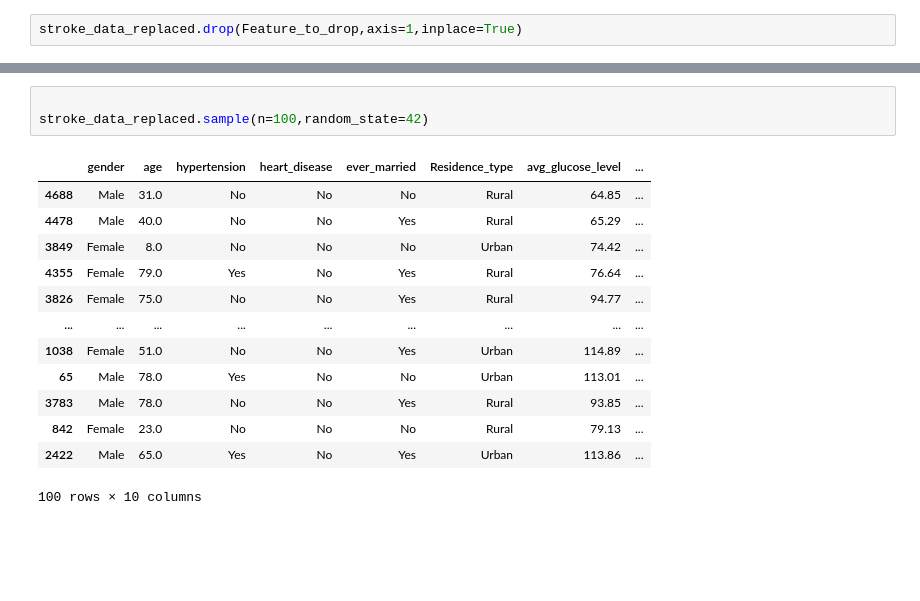
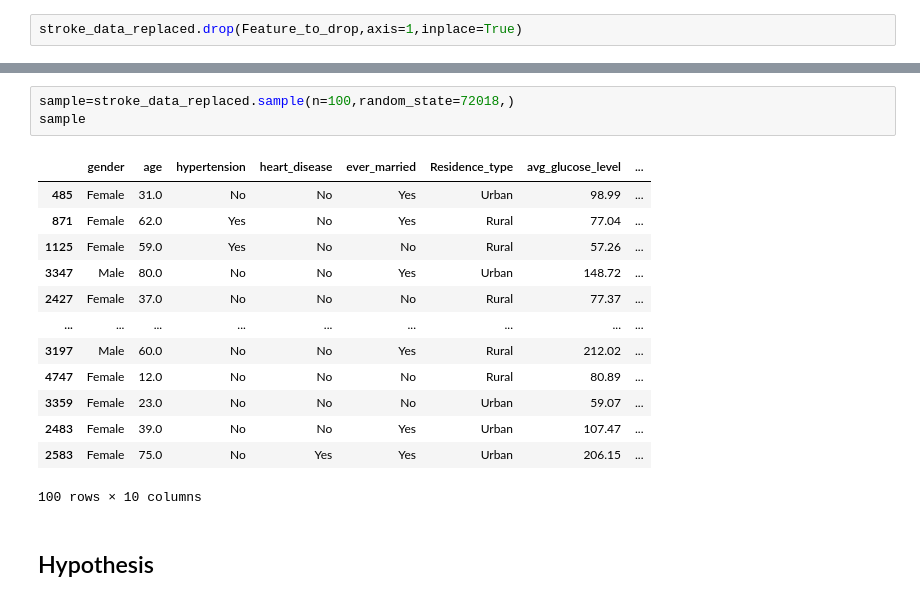
Before and after one commit to iam-niteshhh/IBM_Explanatory_Data_Analysis_for_Machine_Learning, a Jupyter notebook: EDA Assignment.ipynb, the cells around one changed output, grey strips where cells are left out. Saved outputs shown, nothing was run; the diff lists cells and outputs as text; blank space fills up the shorter version.

Commit message:
declare hypothesis

```diff
--- a/EDA Assignment.ipynb
+++ b/EDA Assignment.ipynb
@@ -245,17 +267,19 @@ stroke_data_replaced.drop(Feature_to_drop,axis=1,inplace=True)
 # %%
-
-stroke_data_replaced.sample(n=100,random_state=42)
+sample=stroke_data_replaced.sample(n=100,random_state=72018,)
+sample
 # %% [output]
 |  | gender | age | hypertension | heart_disease | ever_married | Residence_type | avg_glucose_level | ... |
-| 4688 | Male | 31.0 | No | No | No | Rural | 64.85 | ... |
-| 4478 | Male | 40.0 | No | No | Yes | Rural | 65.29 | ... |
-| 3849 | Female | 8.0 | No | No | No | Urban | 74.42 | ... |
-| 4355 | Female | 79.0 | Yes | No | Yes | Rural | 76.64 | ... |
-| 3826 | Female | 75.0 | No | No | Yes | Rural | 94.77 | ... |
+| 485 | Female | 31.0 | No | No | Yes | Urban | 98.99 | ... |
+| 871 | Female | 62.0 | Yes | No | Yes | Rural | 77.04 | ... |
+| 1125 | Female | 59.0 | Yes | No | No | Rural | 57.26 | ... |
+| 3347 | Male | 80.0 | No | No | Yes | Urban | 148.72 | ... |
+| 2427 | Female | 37.0 | No | No | No | Rural | 77.37 | ... |
 | ... | ... | ... | ... | ... | ... | ... | ... | ... |
-| 1038 | Female | 51.0 | No | No | Yes | Urban | 114.89 | ... |
-| 65 | Male | 78.0 | Yes | No | No | Urban | 113.01 | ... |
-| 3783 | Male | 78.0 | No | No | Yes | Rural | 93.85 | ... |
-| 842 | Female | 23.0 | No | No | No | Rural | 79.13 | ... |
-| 2422 | Male | 65.0 | Yes | No | Yes | Urban | 113.86 | ... |
+| 3197 | Male | 60.0 | No | No | Yes | Rural | 212.02 | ... |
+| 4747 | Female | 12.0 | No | No | No | Rural | 80.89 | ... |
+| 3359 | Female | 23.0 | No | No | No | Urban | 59.07 | ... |
+| 2483 | Female | 39.0 | No | No | Yes | Urban | 107.47 | ... |
+| 2583 | Female | 75.0 | No | Yes | Yes | Urban | 206.15 | ... |
 100 rows × 10 columns
+# %% [markdown]
+##  Hypothesis
```
Also changed, not shown: parts of 17 cells of this notebook.
